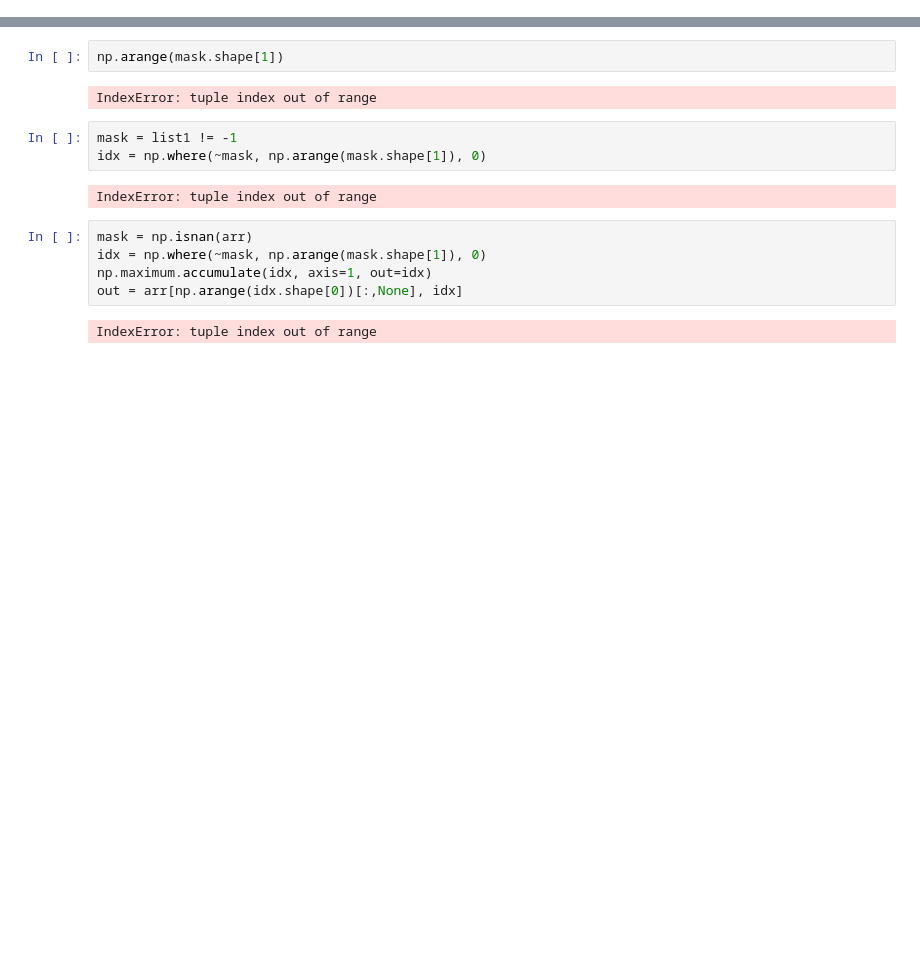
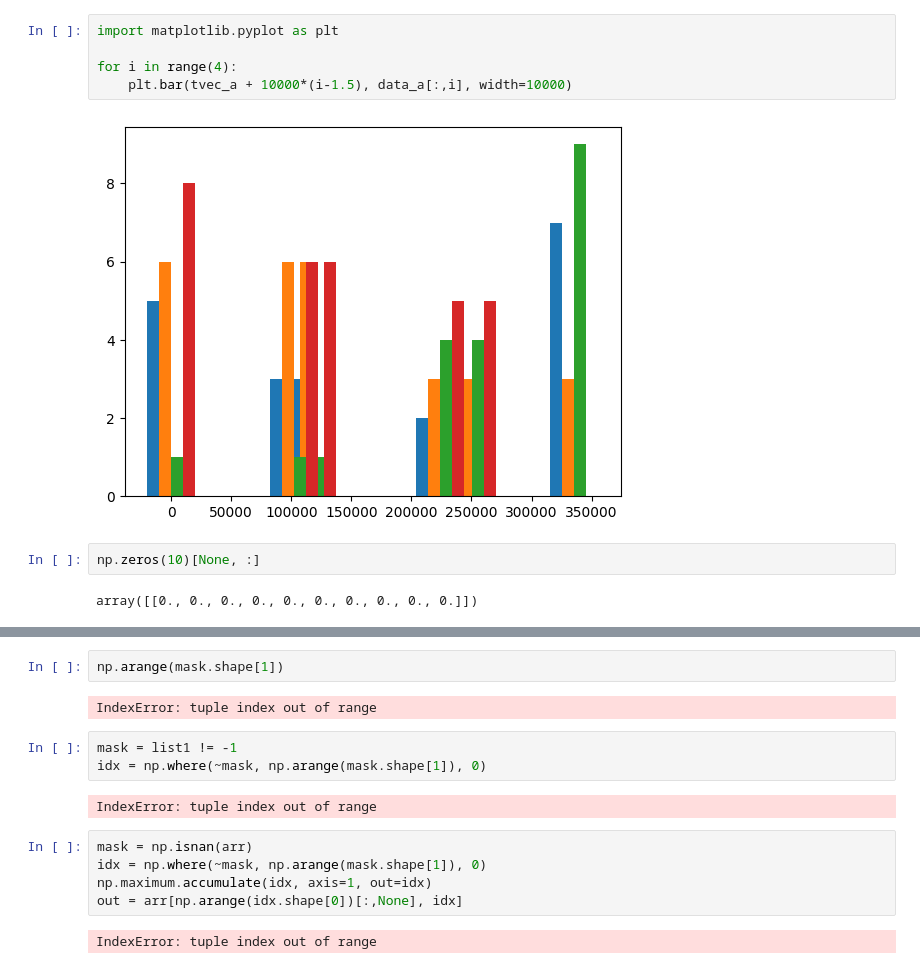
Before and after one commit to Apros7/Project-1-DTU, a Jupyter notebook: ExamProject/test.ipynb, the cells around one changed output, grey strips where cells are left out. Saved outputs shown, nothing was run; the diff lists cells and outputs as text; blank space fills up the shorter version.

```diff
--- a/ExamProject/test.ipynb
+++ b/ExamProject/test.ipynb
@@ -71,0 +90,11 @@ tvec, data
+# %%
+import matplotlib.pyplot as plt
+
+for i in range(4):
+    plt.bar(tvec_a + 10000*(i-1.5), data_a[:,i], width=10000)
+# %% [output]
+[figure, added]
+# %%
+np.zeros(10)[None, :]
+# %% [output]
+array([[0., 0., 0., 0., 0., 0., 0., 0., 0., 0.]])
```
Also changed, not shown: parts of 9 cells of this notebook, 4 other files.
